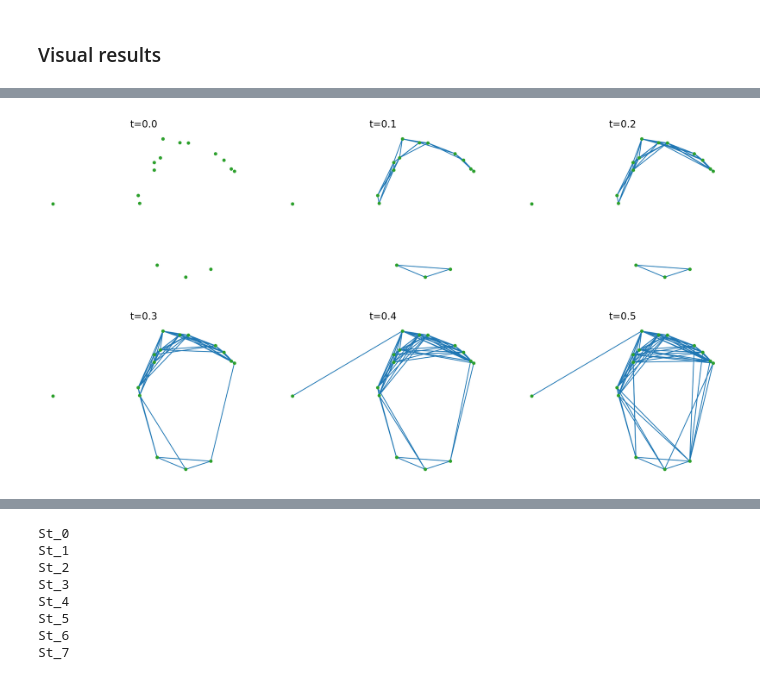
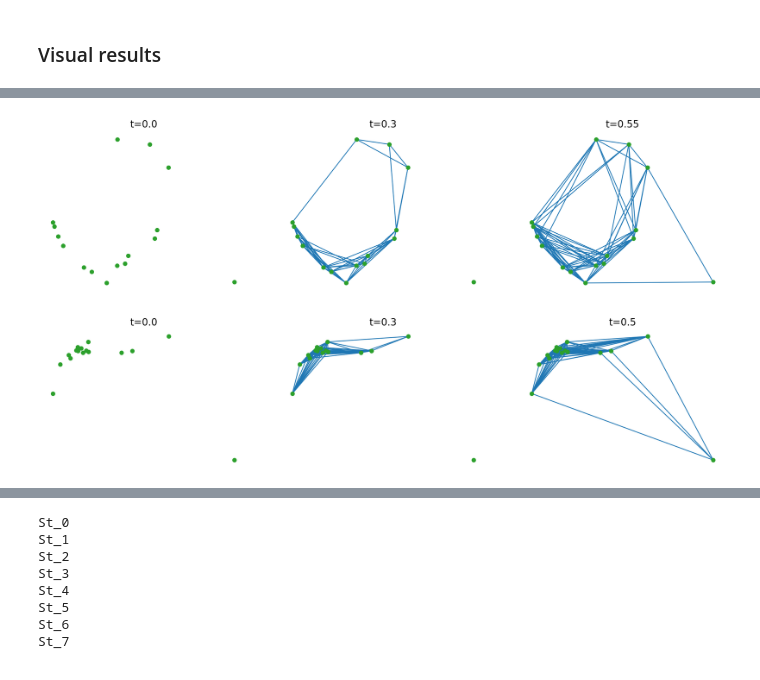
Before and after one commit to AGardinon/TopData-project, a Jupyter notebook: notebooks/4_beta-hairpin.ipynb, the cells around one changed output, grey strips where cells are left out. Drawn from its saved outputs; the diff is of its cells as text; code cells hidden in the pictures.

```diff
--- a/notebooks/4_beta-hairpin.ipynb
+++ b/notebooks/4_beta-hairpin.ipynb
@@ -317,11 +338,22 @@ emb_data = { sys: distEmbeddingMDS.fit_transform(dynm_dist[sys]) for sys in dynm
 # %%
-fig, ax = myplt.get_axes(8, max_col=4, res=200)
+fig, ax = myplt.get_axes(8, max_col=3, res=200)
 for i,j in enumerate(emb_data):
     myplt.single_scatter_axe(emb_data[j], ax[i], s=50, color=PALETTE[i])
-#     myplt.axarrows(fig,ax[count],labels=['x','y'])
+#     myplt.axarrows(fig,ax[i],labels=['',''])
     ax[i].set_title(labels[i], size=16)
-    ax[i].set_xlim(-1,1)
-    ax[i].set_ylim(-1,1)
+#     ax[i].set_xlim(-0.75,0.75)
+#     ax[i].set_ylim(-0.75,0.75)
+#     for k, txt in enumerate(residues_labels):
+#         ax[i].annotate(txt, (emb_data[j][k,0], emb_data[j][k,1]))
+    for side in ['bottom','left']:
+        ax[i].spines[side].set_linewidth(1)
+    for side in ['right','top']:
+        ax[i].spines[side].set_visible(True)
+    ax[i].set_yticks([])
+    ax[i].set_xticks([])
+    ax[i].xaxis.set_ticks_position('none')
+    ax[i].yaxis.set_ticks_position('none')
+
 fig.tight_layout()
 if SAVE_PLOT:
     plt.savefig("dynam_dists_emb.svg")
@@ -330,5 +362,5 @@ if SAVE_PLOT:
 # %%
-fig, ax = myplt.get_axes(len(dynm_dist), max_col=4, res=200, fig_frame=(4.5,4))
+fig, ax = myplt.get_axes(len(dynm_dist), max_col=3, res=200, fig_frame=(4.5,4))
 
 for i,d in enumerate(dynm_dist):
     sns.heatmap(dynm_dist[d], vmin=0., vmax=1., ax=ax[i],
@@ -443,11 +475,11 @@ if SAVE_PLOT:
 # %%
-filtration_cycle = [0.0, 0.1, 0.2, 0.3, 0.4, 0.5]
+filtration_cycle = [0.0, 0.15, 0.4]
 fig, ax = myplt.get_axes(len(filtration_cycle), max_col=3, res=200)
 for i,fil in enumerate(filtration_cycle):
     filtration = mytop.get_filtration(emb_data['St_0'],VRcomplexes['St_0'],r=fil)
-    mytop.plt_filtration(emb_data['St_0'], filtration, r=fil, dotsize=10, axes=ax[i])
+    mytop.plt_filtration(emb_data['St_0'], filtration, r=fil, dotsize=20, axes=ax[i])
     ax[i].set_title(r't='+str(fil))
     ax[i].set_aspect('equal')
 if SAVE_PLOT:
-    plt.savefig("filtration_example_1.svg")
+    plt.savefig("filtration_example_st0.svg")
 # %% [output]
@@ -455,12 +487,24 @@ if SAVE_PLOT:
 # %%
-filtration_cycle = [0.0, 0.1, 0.2, 0.3, 0.4, 0.5]
+filtration_cycle = [0.0, 0.3, 0.55]
 fig, ax = myplt.get_axes(len(filtration_cycle), max_col=3, res=200)
 for i,fil in enumerate(filtration_cycle):
     filtration = mytop.get_filtration(emb_data['St_3'],VRcomplexes['St_3'],r=fil)
-    mytop.plt_filtration(emb_data['St_3'], filtration, r=fil, dotsize=10, axes=ax[i])
+    mytop.plt_filtration(emb_data['St_3'], filtration, r=fil, dotsize=20, axes=ax[i])
     ax[i].set_title(r't='+str(fil))
     ax[i].set_aspect('equal')
 if SAVE_PLOT:
-    plt.savefig("filtration_example_2.svg")
+    plt.savefig("filtration_example_st3.svg")
 # %% [output]
-[figure, old version]
+[figure, new version]
+# %%
+filtration_cycle = [0.0, 0.3, 0.5]
+fig, ax = myplt.get_axes(len(filtration_cycle), max_col=3, res=200)
+for i,fil in enumerate(filtration_cycle):
+    filtration = mytop.get_filtration(emb_data['St_6'],VRcomplexes['St_6'],r=fil)
+    mytop.plt_filtration(emb_data['St_6'], filtration, r=fil, dotsize=20, axes=ax[i])
+    ax[i].set_title(r't='+str(fil))
+    ax[i].set_aspect('equal')
+if SAVE_PLOT:
+    plt.savefig("filtration_example_st6.svg")
+# %% [output]
+[figure, added]
```
Also changed, not shown: parts of 11 cells of this notebook, 1 other file.
